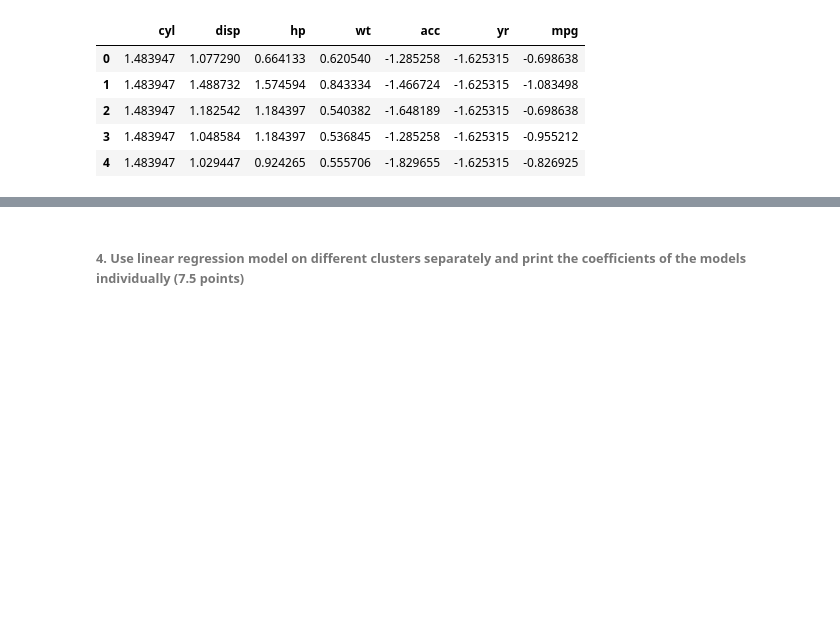
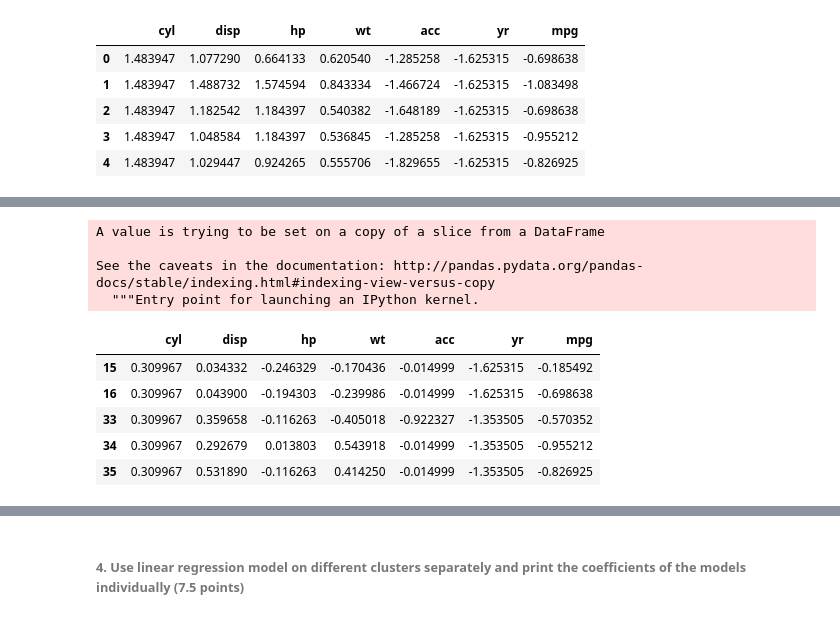
Before and after one commit to GreatLearningAIML1/bangalore-november-2018-batch-dsmithun, a Jupyter notebook: Unsupervised Learning_R4_Project1_Car mpg.ipynb, the cells around one changed output, grey strips where cells are left out. Cells and saved outputs as stored; diff of their text form; code cells hidden in the pictures; blank space fills up the shorter version.

```diff
--- a/Unsupervised Learning_R4_Project1_Car mpg.ipynb
+++ b/Unsupervised Learning_R4_Project1_Car mpg.ipynb
@@ -197,0 +275,7 @@ clusters_df[0:15]
+# %%
+# Seggregating the clusters into 4 data frames
+
+clust1_df = citicy_df_z[citicy_df_z.GROUP.isin([0])]
+clust2_df = citicy_df_z[citicy_df_z.GROUP.isin([1])]
+clust3_df = citicy_df_z[citicy_df_z.GROUP.isin([2])]
+clust4_df = citicy_df_z[citicy_df_z.GROUP.isin([3])]
@@ -197,0 +296,14 @@ clusters_df[0:15]
+# %%
+clust2_df.drop(labels= "GROUP", axis=1, inplace = True)
+clust2_df.head()
+# %% [output]
+A value is trying to be set on a copy of a slice from a DataFrame
+
+See the caveats in the documentation: http://pandas.pydata.org/pandas-docs/stable/indexing.html#indexing-view-versus-copy
+  """Entry point for launching an IPython kernel.
+|  | cyl | disp | hp | wt | acc | yr | mpg |
+| 15 | 0.309967 | 0.034332 | -0.246329 | -0.170436 | -0.014999 | -1.625315 | -0.185492 |
+| 16 | 0.309967 | 0.043900 | -0.194303 | -0.239986 | -0.014999 | -1.625315 | -0.698638 |
+| 33 | 0.309967 | 0.359658 | -0.116263 | -0.405018 | -0.922327 | -1.353505 | -0.570352 |
+| 34 | 0.309967 | 0.292679 | 0.013803 | 0.543918 | -0.014999 | -1.353505 | -0.955212 |
+| 35 | 0.309967 | 0.531890 | -0.116263 | 0.414250 | -0.014999 | -1.353505 | -0.826925 |
```
Also changed, not shown: parts of 71 cells of this notebook.
